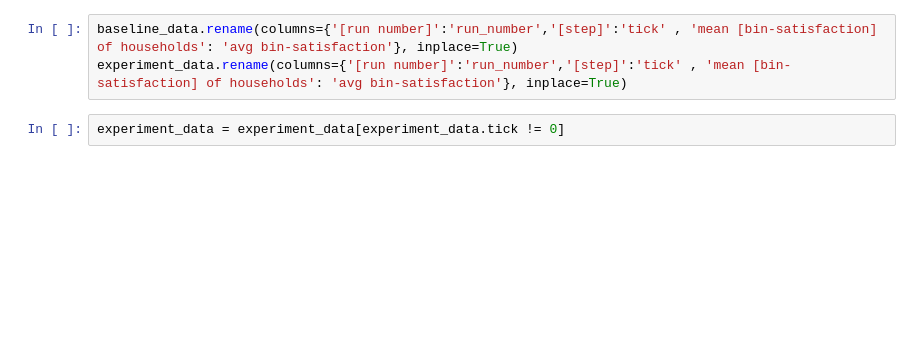
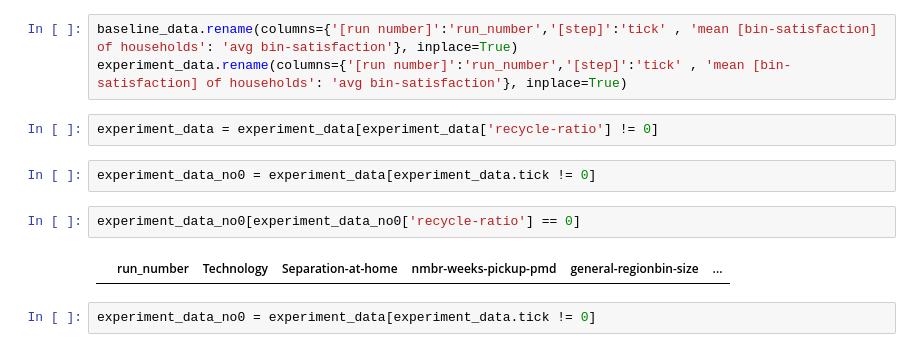
Before and after one commit to CoenvdPol/ABM_2021-2022, a Jupyter notebook: Code/Data analysis/Untitled.ipynb, the cells around one changed output. Saved outputs shown, nothing was run; the diff lists cells and outputs as text; blank space fills up the shorter version.

```diff
--- a/Code/Data analysis/Untitled.ipynb
+++ b/Code/Data analysis/Untitled.ipynb
@@ -15,8 +40,16 @@ baseline_data.info()
 # %%
 baseline_data.rename(columns={'[run number]':'run_number','[step]':'tick' , 'mean [bin-satisfaction] of households': 'avg bin-satisfaction'}, inplace=True)
 experiment_data.rename(columns={'[run number]':'run_number','[step]':'tick' , 'mean [bin-satisfaction] of households': 'avg bin-satisfaction'}, inplace=True)
+# %%
+experiment_data = experiment_data[experiment_data['recycle-ratio'] != 0]
 # %%
-experiment_data = experiment_data[experiment_data.tick != 0]
+experiment_data_no0 = experiment_data[experiment_data.tick != 0]
+# %%
+experiment_data_no0[experiment_data_no0['recycle-ratio'] == 0]
+# %% [output]
+|  | run_number | Technology | Separation-at-home | nmbr-weeks-pickup-pmd | general-regionbin-size | ... |
+# %%
+experiment_data_no0 = experiment_data[experiment_data.tick != 0]
 # %%
 #maximum average waste production ratio of the households
 baseline_data['average-r'].max()
```
Also changed, not shown: parts of 9 cells of this notebook, 7 other files.
